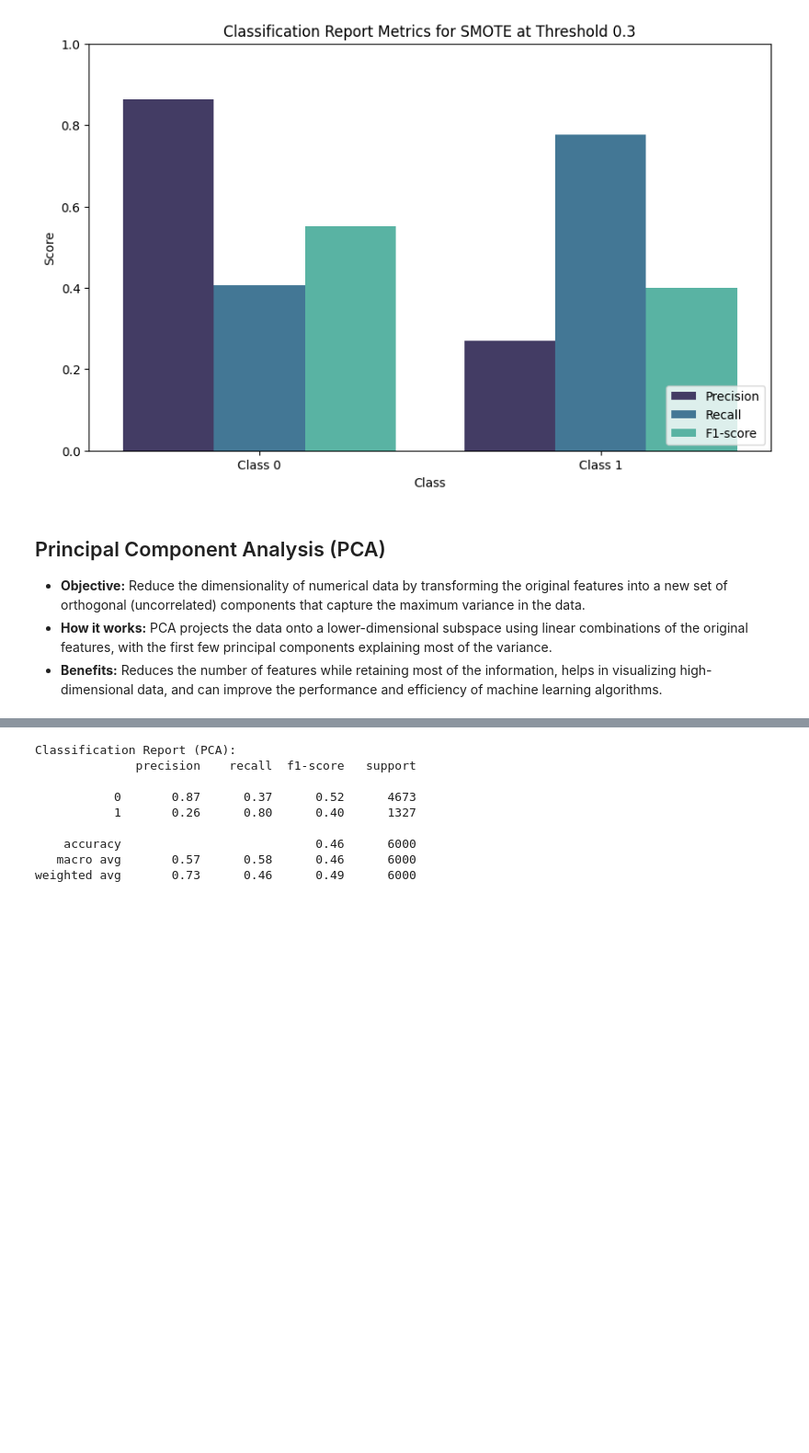
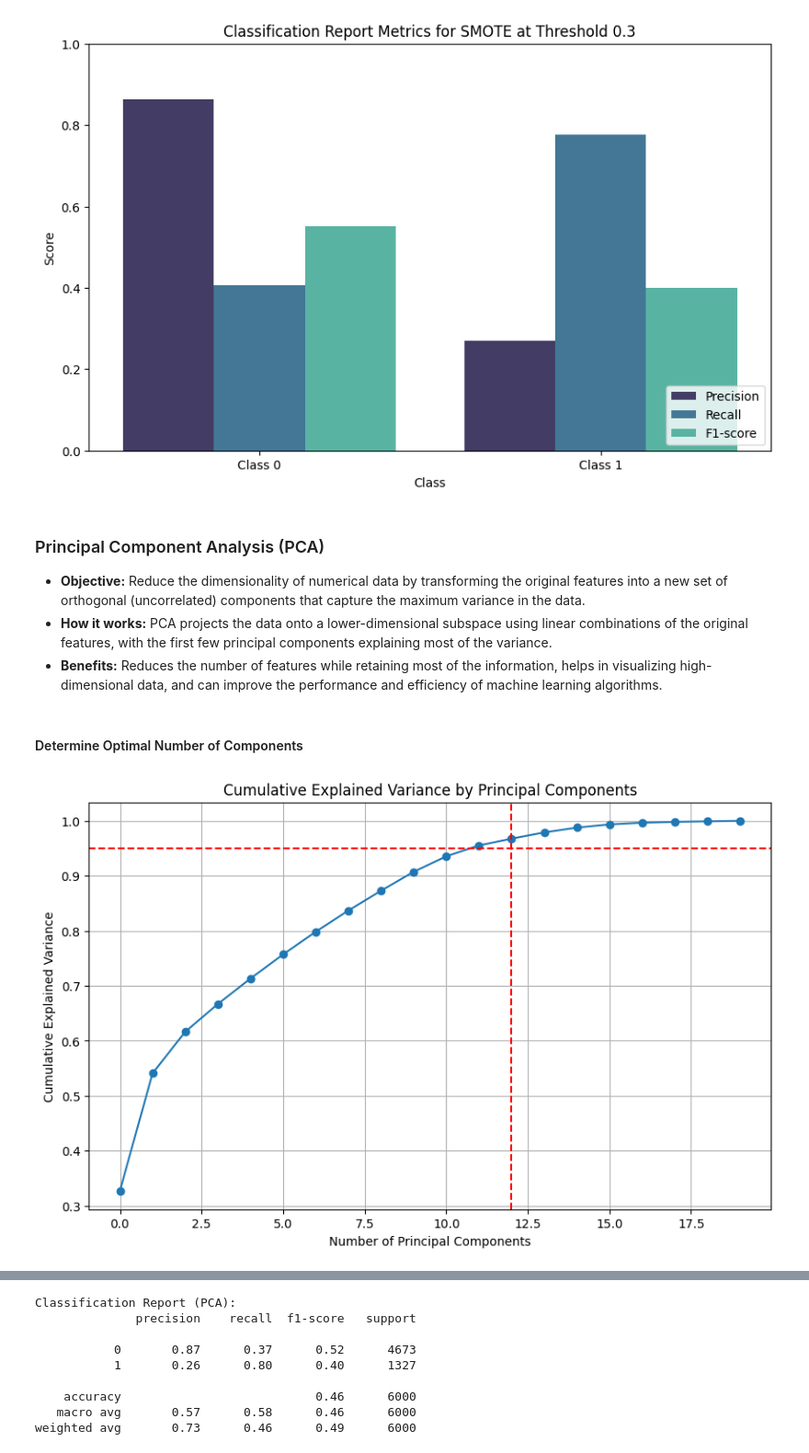
Before and after one commit to micah-shull/Machine_Learning_Pipelines, a Jupyter notebook: pipelines_1704_feature_extraction_00.ipynb, the cells around one changed output, grey strips where cells are left out. Shown at 92% size. Cells and saved outputs as stored; diff of their text form; code cells hidden in the pictures; blank space fills up the shorter version.

Commit message:
Add code to identify optimal number of components and select that for use in PCA pipeline

```diff
--- a/pipelines_1704_feature_extraction_00.ipynb
+++ b/pipelines_1704_feature_extraction_00.ipynb
@@ -127,7 +127,48 @@ plot_classification_report_metrics(smote_threshold_0_3_report, 'SMOTE', '0.3')
 [figure]
 [figure]
 # %% [markdown]
-## Principal Component Analysis (PCA)
+### Principal Component Analysis (PCA)
    - **Objective:** Reduce the dimensionality of numerical data by transforming the original features into a new set of orthogonal (uncorrelated) components that capture the maximum variance in the data.
    - **How it works:** PCA projects the data onto a lower-dimensional subspace using linear combinations of the original features, with the first few principal components explaining most of the variance.
    - **Benefits:** Reduces the number of features while retaining most of the information, helps in visualizing high-dimensional data, and can improve the performance and efficiency of machine learning algorithms.
+# %% [markdown]
+#### Determine Optimal Number of Components
+# %%
+from sklearn.decomposition import PCA, FactorAnalysis
+
+# Define the PCA preprocessing pipeline
+preprocessor_pca = ColumnTransformer(
+    transformers=[
+        ('num', Pipeline(steps=[
+            ('scaler', StandardScaler()),
+            ('pca', PCA())
+        ]), numeric_features),
+        ('cat', Pipeline(steps=[
+            ('encoder', OneHotEncoder(drop='first'))
+        ]), categorical_features)
+    ])
+
+pipeline_pca = Pipeline(steps=[
+    ('preprocessor', preprocessor_pca),
+    ('classifier', classifier)
+])
+
+# Fit the PCA pipeline on the resampled training data
+pipeline_pca.fit(X_train_res, y_train_res)
+
+# Extract the PCA transformer from the pipeline
+pca_transformer = pipeline_pca.named_steps['preprocessor'].named_transformers_['num'].named_steps['pca']
+explained_variance_ratio = pca_transformer.explained_variance_ratio_
+
+# Scree plot
+plt.figure(figsize=(10, 6))
+plt.plot(np.cumsum(explained_variance_ratio), marker='o')
+plt.title('Cumulative Explained Variance by Principal Components')
+plt.xlabel('Number of Principal Components')
+plt.ylabel('Cumulative Explained Variance')
+plt.axhline(y=0.95, color='r', linestyle='--')
+plt.axvline(x=np.argmax(np.cumsum(explained_variance_ratio) >= 0.95) + 1, color='r', linestyle='--')
+plt.grid(True)
+plt.show()
+# %% [output]
+[figure, added]
```
Also changed, not shown: parts of 4 cells of this notebook.
